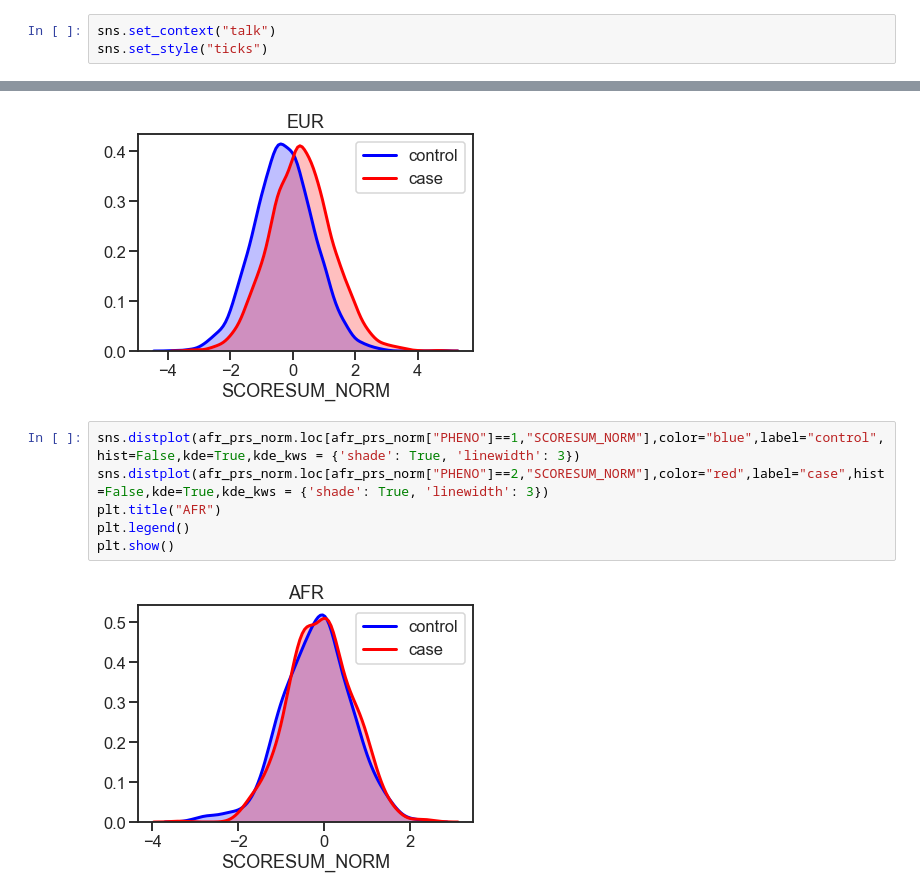
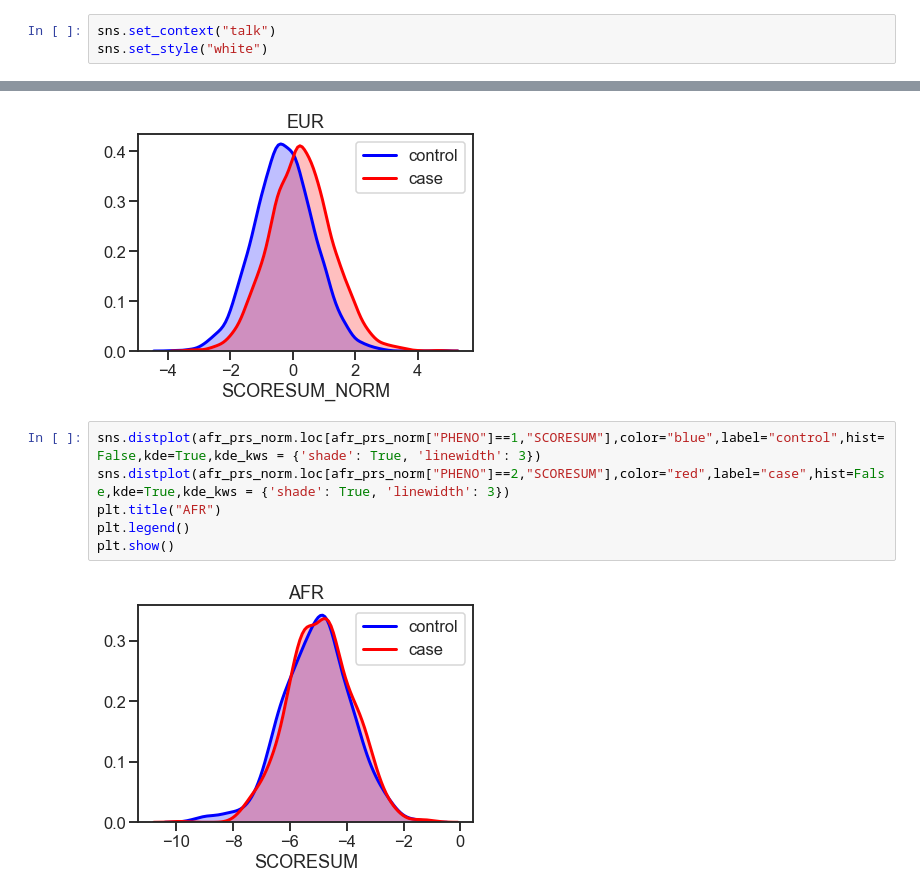
Before and after one commit to taylorcavazos/PRS_Admixture_Simulation, a Jupyter notebook: notebooks/Kaiser_Analysis.ipynb, the cells around one changed output, grey strips where cells are left out. Cells and saved outputs as stored; diff of their text form.

```diff
--- a/notebooks/Kaiser_Analysis.ipynb
+++ b/notebooks/Kaiser_Analysis.ipynb
@@ -6,7 +6,7 @@ import seaborn as sns
 from scipy import stats
 # %%
 sns.set_context("talk")
-sns.set_style("ticks")
+sns.set_style("white")
 # %%
 afr_prs = pd.read_csv("../kaiser/kaiser_afr_prca_prs.txt",sep="\t",index_col = 0)
 afr_prs["ANC"] = "AFR"
@@ -52,10 +59,10 @@ plt.show()
 # %% [output]
 [figure]
 # %%
-sns.distplot(afr_prs_norm.loc[afr_prs_norm["PHENO"]==1,"SCORESUM_NORM"],color="blue",label="control",hist=False,kde=True,kde_kws = {'shade': True, 'linewidth': 3})
-sns.distplot(afr_prs_norm.loc[afr_prs_norm["PHENO"]==2,"SCORESUM_NORM"],color="red",label="case",hist=False,kde=True,kde_kws = {'shade': True, 'linewidth': 3})
+sns.distplot(afr_prs_norm.loc[afr_prs_norm["PHENO"]==1,"SCORESUM"],color="blue",label="control",hist=False,kde=True,kde_kws = {'shade': True, 'linewidth': 3})
+sns.distplot(afr_prs_norm.loc[afr_prs_norm["PHENO"]==2,"SCORESUM"],color="red",label="case",hist=False,kde=True,kde_kws = {'shade': True, 'linewidth': 3})
 plt.title("AFR")
 plt.legend()
 plt.show()
 # %% [output]
-[figure, old version]
+[figure, new version]
```
Also changed, not shown: parts of 2 cells of this notebook, 21 other files.
